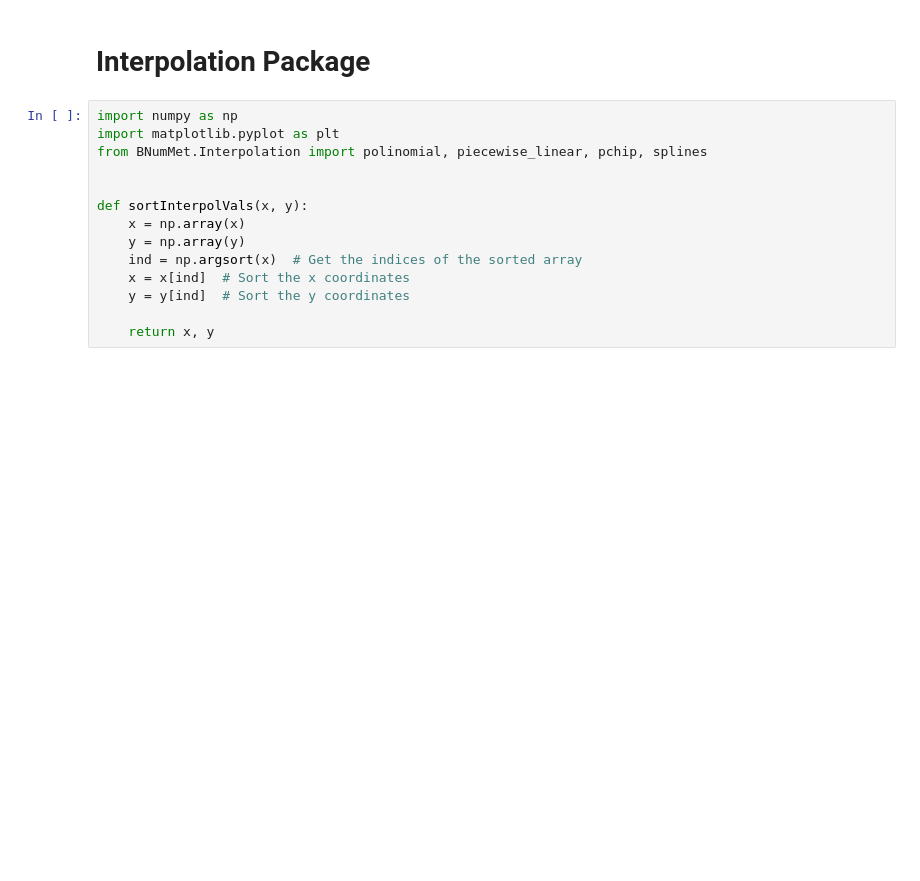
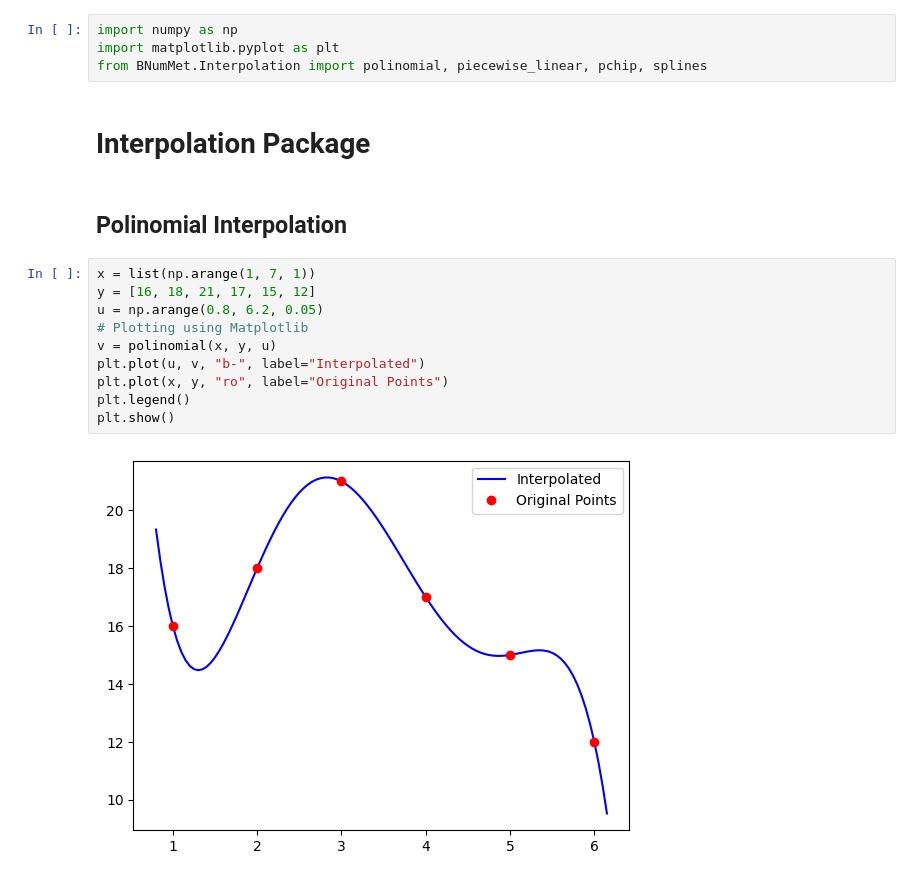
Before and after one commit to fbpazos/Trabajo-Fin-Master, a Jupyter notebook: Python_BNumMet/Demos/Interpolation.ipynb, the cells around one changed output. Saved outputs shown, nothing was run; the diff lists cells and outputs as text; blank space fills up the shorter version.

```diff
--- a/Python_BNumMet/Demos/Interpolation.ipynb
+++ b/Python_BNumMet/Demos/Interpolation.ipynb
@@ -1,16 +1,20 @@
+# %%
+import numpy as np
+import matplotlib.pyplot as plt
+from BNumMet.Interpolation import polinomial, piecewise_linear, pchip, splines
 # %% [markdown]
 # Interpolation Package
-# %%
-import numpy as np
-import matplotlib.pyplot as plt
-from BNumMet.Interpolation import polinomial, piecewise_linear, pchip, splines
-
-
-def sortInterpolVals(x, y):
-    x = np.array(x)
-    y = np.array(y)
-    ind = np.argsort(x)  # Get the indices of the sorted array
-    x = x[ind]  # Sort the x coordinates
-    y = y[ind]  # Sort the y coordinates
-
-    return x, y
+# %% [markdown]
+## Polinomial Interpolation
+# %%
+x = list(np.arange(1, 7, 1))
+y = [16, 18, 21, 17, 15, 12]
+u = np.arange(0.8, 6.2, 0.05)
+# Plotting using Matplotlib
+v = polinomial(x, y, u)
+plt.plot(u, v, "b-", label="Interpolated")
+plt.plot(x, y, "ro", label="Original Points")
+plt.legend()
+plt.show()
+# %% [output]
+[figure, added]
```
Also changed, not shown: parts of 13 cells of this notebook, 54 other files.
